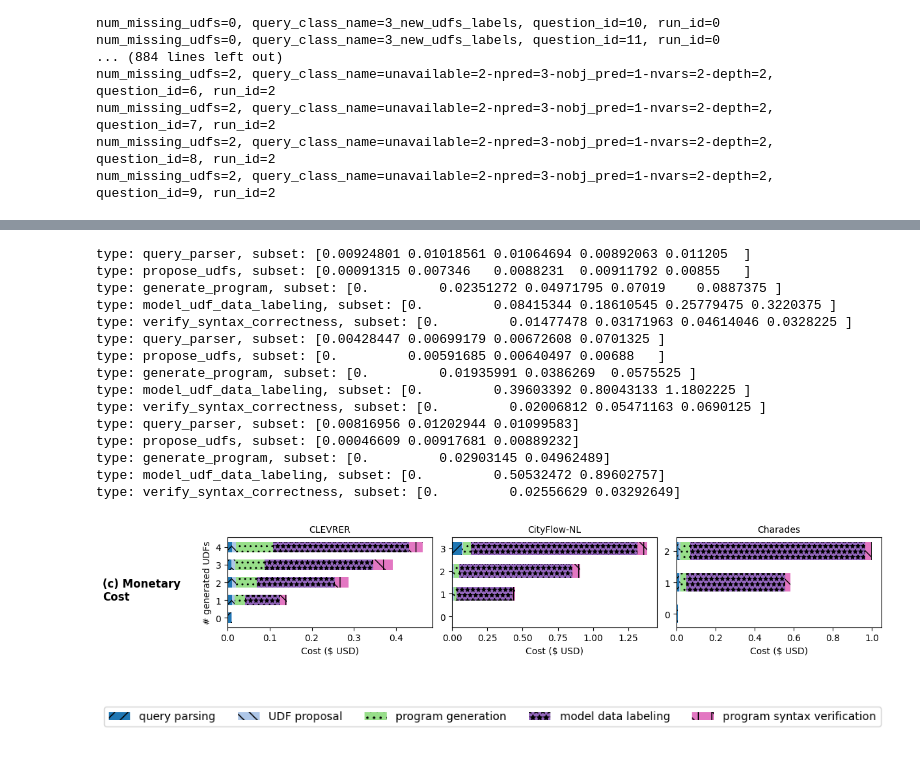
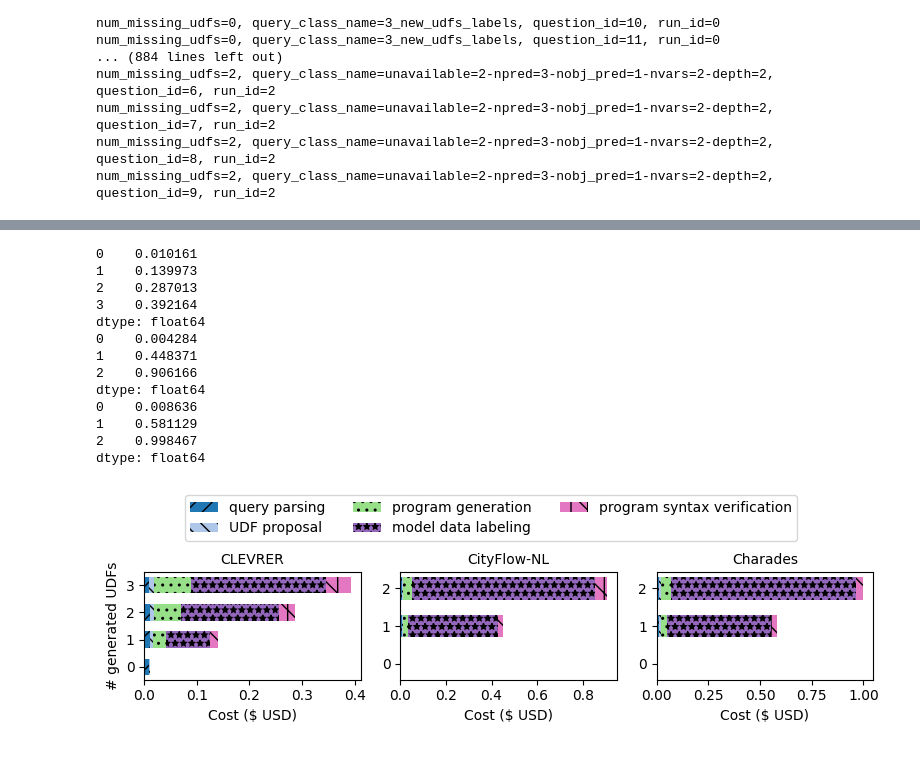
Before and after one commit to uwdb/VOCAL-UDF, a Jupyter notebook: experiments/analysis/execution_time.ipynb, the cells around one changed output, grey strips where cells are left out. Saved outputs shown, nothing was run; the diff lists cells and outputs as text; code cells hidden in the pictures.

```diff
--- a/experiments/analysis/execution_time.ipynb
+++ b/experiments/analysis/execution_time.ipynb
@@ -423,29 +420,26 @@ type: query_execution, subset: [0.03196813 0.19642216 0.33444762]
 # Main code to create subplots
 datasets = ["clevrer", "cityflow", "charades"]
 dataset_titles = ["CLEVRER", "CityFlow-NL", "Charades"]
-fig, axes = plt.subplots(1, 3, figsize=(12, 2.3))
+fig, axes = plt.subplots(1, 3, figsize=(8, 2))
 
 for ax, dataset, dataset_title in zip(axes, datasets, dataset_titles):
     plot_total_time_breakdown(ax, dataset, dataset_title, udf_generation_time_df, "udf_generation_time", "time")
 
 # Only set the y-axis label on the left-most subplot
-# axes[0].set_ylabel('# missing UDFs')
-axes[0].set_ylabel('# generated UDFs')
+for i in range(1, len(axes)):
+    axes[i].set_ylabel("")
 
 # Adjust layout and add the main title
-fig.tight_layout()
-fig.subplots_adjust(left=0.15)  # Adjust left to make space for the main title
-fig.text(-0.01, 0.5, '(b) UDF\nGeneration\nTime', va='center', ha='left', fontsize=12, fontweight='bold')
+
+# fig.subplots_adjust(left=0.15)  # Adjust left to make space for the main title
+# fig.text(-0.01, 0.5, '(b) UDF\nGeneration\nTime', va='center', ha='left', fontsize=12, fontweight='bold')
 
 # Create the legend
 handles, labels = axes[0].get_legend_handles_labels()
-figLegend = plt.figure(figsize=(8, 1))
-figLegend.legend(handles, labels, loc='center', ncol=len(handles),
-                 prop={"size": 10}, fancybox=True, shadow=False)
-figLegend.savefig('figures/udf_generation_time_legend.pdf', bbox_inches='tight')
+fig.legend(handles, labels, loc='upper center', bbox_to_anchor=(0.5, 1.25), ncol=4, prop={"size": 10}, fancybox=True, shadow=False) # On the top
 
 # Save and show the combined figure
+fig.tight_layout()
 fig.savefig("figures/udf_generation_time.pdf", bbox_inches='tight')
-plt.gca().set_axis_off()
 plt.show()
 # %% [output]
@@ -471,47 +460,42 @@ type: other, subset: [8.85625680e-08 2.77150793e+00 2.54804066e+00]
 # %%
 # Main code to create subplots
 datasets = ["clevrer", "cityflow", "charades"]
 dataset_titles = ["CLEVRER", "CityFlow-NL", "Charades"]
-fig, axes = plt.subplots(1, 3, figsize=(12, 2.3))
+fig, axes = plt.subplots(1, 3, figsize=(8, 2))
 
 for ax, dataset, dataset_title in zip(axes, datasets, dataset_titles):
     plot_total_time_breakdown(ax, dataset, dataset_title, cost_df, "cost", "cost")
 
 # Only set the y-axis label on the left-most subplot
-# axes[0].set_ylabel('# missing UDFs')
-axes[0].set_ylabel('# generated UDFs')
+for i in range(1, len(axes)):
+    axes[i].set_ylabel("")
 
 # Adjust layout and add the main title
-fig.tight_layout()
-fig.subplots_adjust(left=0.15)  # Adjust left to make space for the main title
-fig.text(-0.01, 0.5, '(c) Monetary\nCost', va='center', ha='left', fontsize=12, fontweight='bold')
+# fig.subplots_adjust(left=0.15)  # Adjust left to make space for the main title
+# fig.text(-0.01, 0.5, '(c) Monetary\nCost', va='center', ha='left', fontsize=12, fontweight='bold')
 
 # Create the legend
 handles, labels = axes[0].get_legend_handles_labels()
-figLegend = plt.figure(figsize=(8, 1))
-figLegend.legend(handles, labels, loc='center', ncol=len(handles),
-                 prop={"size": 10}, fancybox=True, shadow=False)
-figLegend.savefig('figures/cost_legend.pdf', bbox_inches='tight')
+# figLegend = plt.figure(figsize=(8, 1))
+fig.legend(handles, labels, loc='upper center', bbox_to_anchor=(0.5, 1.25), ncol=3, prop={"size": 10}, fancybox=True, shadow=False) # On the top
+# figLegend.savefig('figures/cost_legend.pdf', bbox_inches='tight')
+fig.tight_layout()
 
 # Save and show the combined figure
 fig.savefig("figures/cost.pdf", bbox_inches='tight')
-plt.gca().set_axis_off()
 plt.show()
 # %% [output]
-type: query_parser, subset: [0.00924801 0.01018561 0.01064694 0.00892063 0.011205  ]
-type: propose_udfs, subset: [0.00091315 0.007346   0.0088231  0.00911792 0.00855   ]
-type: generate_program, subset: [0.         0.02351272 0.04971795 0.07019    0.0887375 ]
-type: model_udf_data_labeling, subset: [0.         0.08415344 0.18610545 0.25779475 0.3220375 ]
-type: verify_syntax_correctness, subset: [0.         0.01477478 0.03171963 0.04614046 0.0328225 ]
-type: query_parser, subset: [0.00428447 0.00699179 0.00672608 0.0701325 ]
-type: propose_udfs, subset: [0.         0.00591685 0.00640497 0.00688   ]
-type: generate_program, subset: [0.         0.01935991 0.0386269  0.0575525 ]
-type: model_udf_data_labeling, subset: [0.         0.39603392 0.80043133 1.1802225 ]
-type: verify_syntax_correctness, subset: [0.         0.02006812 0.05471163 0.0690125 ]
-type: query_parser, subset: [0.00816956 0.01202944 0.01099583]
-type: propose_udfs, subset: [0.00046609 0.00917681 0.00889232]
-type: generate_program, subset: [0.         0.02903145 0.04962489]
-type: model_udf_data_labeling, subset: [0.         0.50532472 0.89602757]
-type: verify_syntax_correctness, subset: [0.         0.02556629 0.03292649]
+0    0.010161
+1    0.139973
+2    0.287013
+3    0.392164
+dtype: float64
+0    0.004284
+1    0.448371
+2    0.906166
+dtype: float64
+0    0.008636
+1    0.581129
+2    0.998467
+dtype: float64
-[figure, old version]
+[figure, new version]
-[figure, removed]
```
Also changed, not shown: parts of 4 cells of this notebook, 29 other files.
